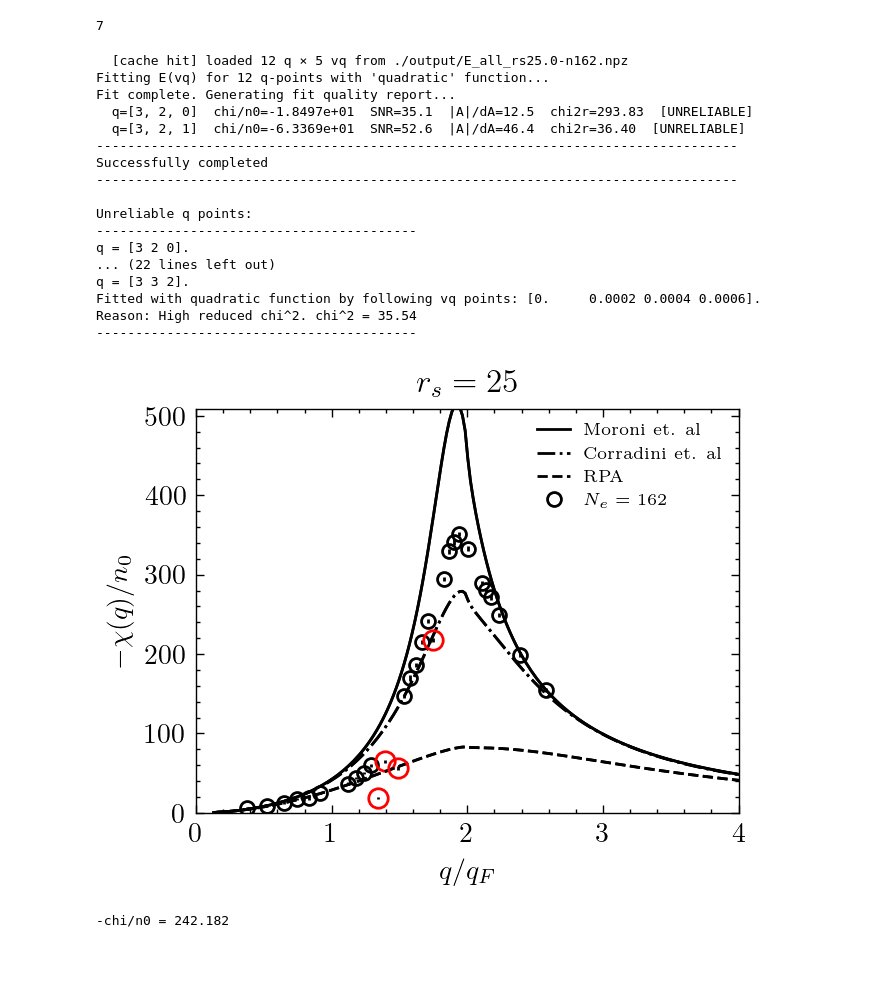
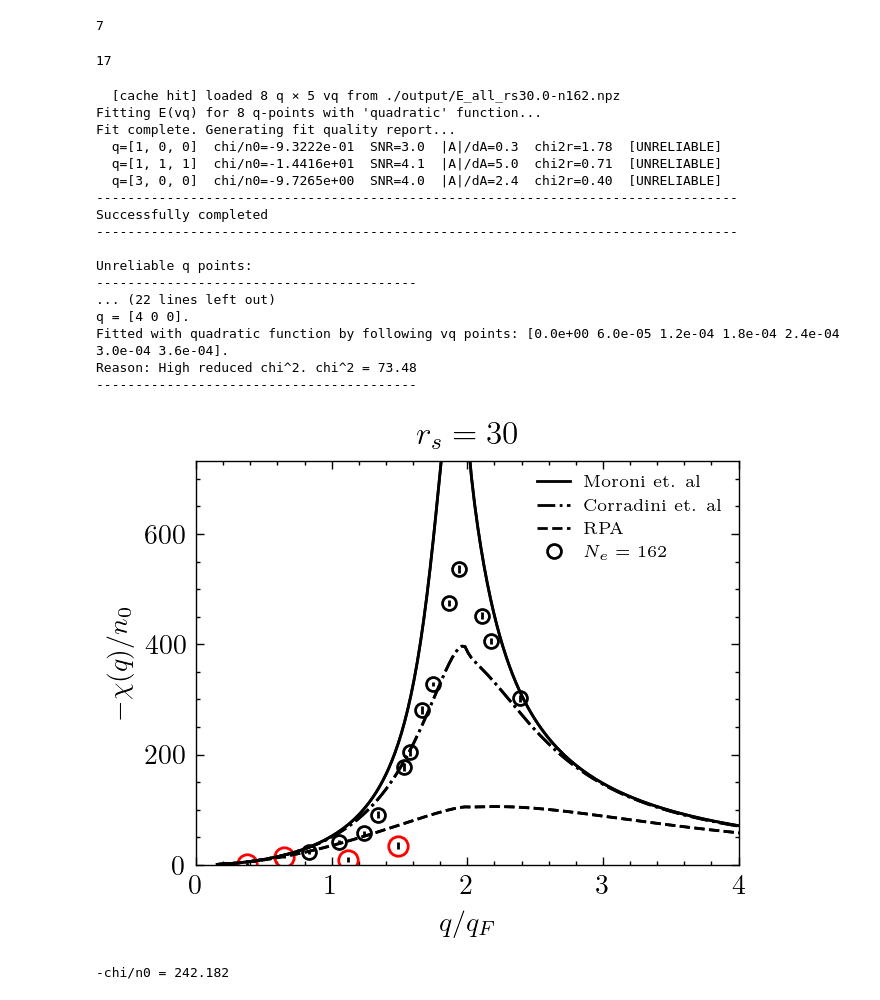
Before and after one commit to mgunes1/static_response-3DHEG, a Jupyter notebook: low-q.ipynb, the cells around one changed output. Saved outputs shown, nothing was run; the diff lists cells and outputs as text; code cells hidden in the pictures; blank space fills up the shorter version.

```diff
--- a/low-q.ipynb
+++ b/low-q.ipynb
@@ -414,29 +411,34 @@ fig.show()
 np.array(range(len(qidx_list)))[~reliable][2]
 # %% [output]
 7
+# %%
+main_dir="/mnt/ceph/users/mgunes/HEG_dmc/static_response/lr_jastrow_full/runs"
+len(collect_q_and_vq(main_dir,30,162)[0])
+# %% [output]
+17
 # %%
 main_dir="/mnt/ceph/users/mgunes/HEG_dmc/static_response/lr_jastrow_full/runs"
 
-rs=25
+rs=30
 fig, ax = plt.subplots(dpi=200)
 ecut_pre=125
 Ne=162
 qidx_list, vq_list = collect_q_and_vq(main_dir,rs,Ne)
-qidx_list = gen_qidx(5)[:13]
-qidx_list.remove([2,2,0])
+#qidx_list = (gen_qidx(5)[::2])[:]
+qidx_list=qidx_list[:8]
 #qidx_list.remove([3,2,0])
 #qidx_list.remove([3,2,1])
-vq_list=np.arange(0,0.0010,0.0002)
+vq_list=np.arange(0,0.00060,0.00012)
 chi, dchi, fq = get_chi(main_dir, vq_list,qidx_list,rs,Ne,dft_func='ni',verbose=True,vq_fit='quadratic')
 plot_chi(qidx_list,chi,dchi,rs,Ne,chi_ref='both',ax=ax,c='k',fit_quality=fq)
 
 
 
 qidx_list, vq_list = collect_q_and_vq(main_dir,rs,Ne)
-qidx_list = gen_qidx(5)[13:]
+qidx_list=qidx_list[8:]
 #qidx_list.remove([4,0,0])
 #qidx_list.remove([3,3,2])
-vq_list=np.arange(0,0.0007,0.0002)
+vq_list=np.arange(0,0.00042,0.00006)
 chi, dchi, fq = get_chi(main_dir, vq_list,qidx_list,rs,Ne,dft_func='ni',verbose=True,vq_fit='quadratic')
 plot_chi(qidx_list,chi,dchi,rs,Ne,chi_ref='both',ax=ax,c='k',fit_quality=fq)
 
@@ -458,43 +460,43 @@ plot_chi(qidx_list,chi,dchi,rs,Ne,chi_ref='both',ax=ax,c='k',fit_quality=fq)
 
 #high-q
 qidx_list = [[4, 0, 0],[3, 3, 2]]
 vq_list=np.arange(0,0.0005,0.0001)
 chi, dchi, fq = get_chi(main_dir, vq_list,qidx_list,rs,Ne,dft_func='ni',verbose=True,vq_fit='quadratic')
 plot_chi(qidx_list,chi,dchi,rs,Ne,chi_ref='both',ax=ax,c='k',fit_quality=fq)
 """
 
 
 ax.set_xlim(0,4)
 #ax.set_ylim(-1,300)
 ax.set_title(rf"$r_s={rs}$")
 handles, labels = ax.get_legend_handles_labels()
 ax.legend(dict(zip(labels, handles)).values(),
           dict(zip(labels, handles)).keys(),
           fontsize=6)
 fig.show()
 
 #ax.set_xlim(0,2)
 #ax.set_ylim(-5,50)
-plt.savefig(f'./Figures/chi_rs25_lrjas_unreliable.pdf', format='pdf', bbox_inches='tight')
+#plt.savefig(f'./Figures/chi_rs30_lrjas.pdf', format='pdf', bbox_inches='tight')
 # %% [output]
-  [cache hit] loaded 12 q × 5 vq from ./output/E_all_rs25.0-n162.npz
-Fitting E(vq) for 12 q-points with 'quadratic' function...
+  [cache hit] loaded 8 q × 5 vq from ./output/E_all_rs30.0-n162.npz
+Fitting E(vq) for 8 q-points with 'quadratic' function...
 Fit complete. Generating fit quality report...
-  q=[3, 2, 0]  chi/n0=-1.8497e+01  SNR=35.1  |A|/dA=12.5  chi2r=293.83  [UNRELIABLE]
-  q=[3, 2, 1]  chi/n0=-6.3369e+01  SNR=52.6  |A|/dA=46.4  chi2r=36.40  [UNRELIABLE]
+  q=[1, 0, 0]  chi/n0=-9.3222e-01  SNR=3.0  |A|/dA=0.3  chi2r=1.78  [UNRELIABLE]
+  q=[1, 1, 1]  chi/n0=-1.4416e+01  SNR=4.1  |A|/dA=5.0  chi2r=0.71  [UNRELIABLE]
+  q=[3, 0, 0]  chi/n0=-9.7265e+00  SNR=4.0  |A|/dA=2.4  chi2r=0.40  [UNRELIABLE]
 ----------------------------------------------------------------------------------
 Successfully completed
 ----------------------------------------------------------------------------------
 
 Unreliable q points:
 -----------------------------------------
-q = [3 2 0].
 ... (22 lines left out)
-q = [3 3 2].
-Fitted with quadratic function by following vq points: [0.     0.0002 0.0004 0.0006].
-Reason: High reduced chi^2. chi^2 = 35.54
+q = [4 0 0].
+Fitted with quadratic function by following vq points: [0.0e+00 6.0e-05 1.2e-04 1.8e-04 2.4e-04 3.0e-04 3.6e-04].
+Reason: High reduced chi^2. chi^2 = 73.48
 -----------------------------------------
-[figure, old version]
+[figure, new version]
 # %%
 q=[4,0,0]
 q=[3, 3, 2]
```
Also changed, not shown: parts of 1 cell of this notebook, 8 other files.
